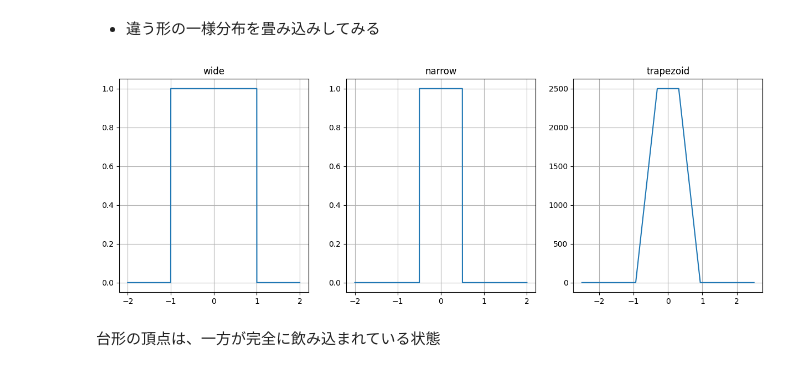
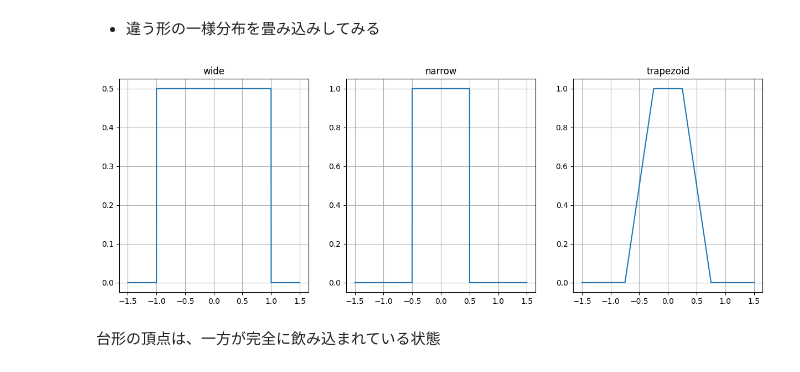
Before and after one commit to jamagiwa/math_visualize, a Jupyter notebook: probability_theory/characteristic_function/convolution.ipynb, the cells around one changed output. Drawn from its saved outputs; the diff is of its cells as text; code cells hidden in the pictures.

```diff
--- a/probability_theory/characteristic_function/convolution.ipynb
+++ b/probability_theory/characteristic_function/convolution.ipynb
@@ -179,29 +179,34 @@ plt.show()
 - 違う形の一様分布を畳み込みしてみる
 # %%
 # 幅の異なる一様分布を定義
-x = np.linspace(-2, 2, 10000)
-uniform_wide = np.where(np.abs(x) <= 1, 1, 0)
+x = np.linspace(-1.5, 1.5, 10000)
+uniform_wide = np.where(np.abs(x) <= 1, 0.5, 0)
 uniform_narrow = np.where(np.abs(x) <= 0.5, 1, 0)
 
 #畳み込み
 trapezoid_dist = convolve(uniform_wide, uniform_narrow, mode = "full")
-x_trapezoid = np.linspace(-2.5, 2.5, len(trapezoid_dist))
+x_trapezoid = np.linspace(-1.5, 1.5, len(trapezoid_dist))
+
+#正規化
+area = np.trapezoid(trapezoid_dist, x_trapezoid)
+trapezoid_normalized = trapezoid_dist / area
+
 
 #グラフ描画
 fig, axes = plt.subplots(1, 3, figsize = (15, 5))
 
 axes[0].plot(x, uniform_wide, label = "wide")
 axes[0].set_title("wide")
 axes[0].grid(True)
 
 axes[1].plot(x, uniform_narrow, label = "narrow")
 axes[1].set_title("narrow")
 axes[1].grid(True)
 
-axes[2].plot(x_trapezoid, trapezoid_dist, label = "trapezoid")
+axes[2].plot(x_trapezoid, trapezoid_normalized, label = "trapezoid")
 axes[2].set_title("trapezoid")
 axes[2].grid(True)
 # %% [output]
-[figure, old version]
+[figure, new version]
 # %% [markdown]
 台形の頂点は、一方が完全に飲み込まれている状態
```
Also changed, not shown: parts of 2 cells of this notebook.
